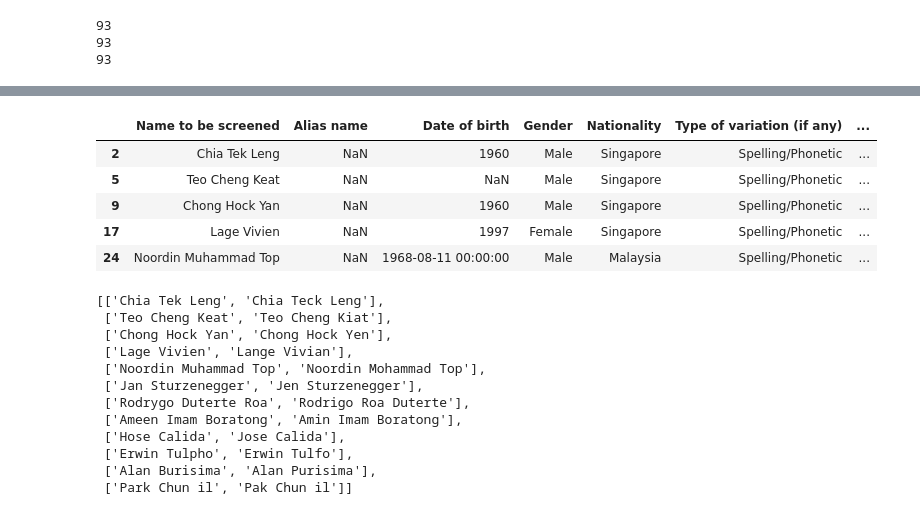
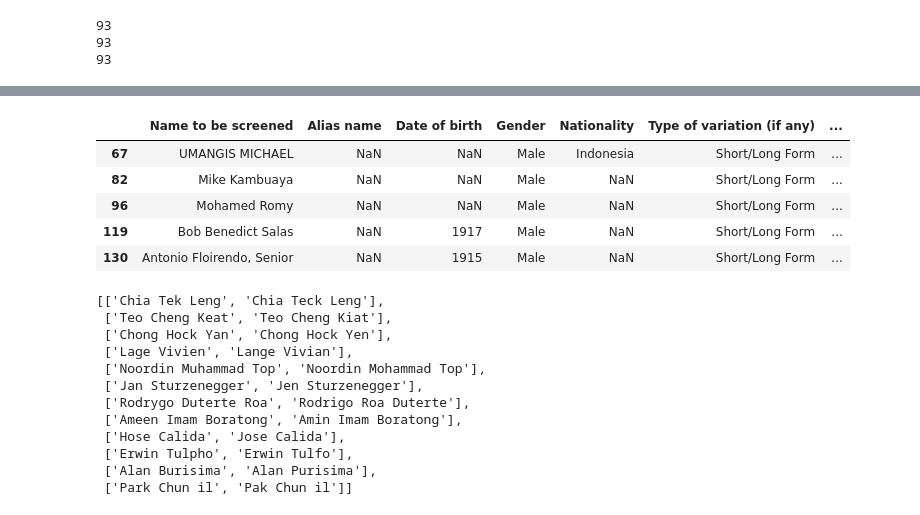
Before and after one commit to dylansee97/Capstone, a Jupyter notebook: Phonetic Name Matching/phonetics.ipynb, the cells around one changed output, grey strips where cells are left out. Saved outputs shown, nothing was run; the diff lists cells and outputs as text; code cells hidden in the pictures.

```diff
--- a/Phonetic Name Matching/phonetics.ipynb
+++ b/Phonetic Name Matching/phonetics.ipynb
@@ -124,13 +144,13 @@ def test_name_matching(name1, name2):
 # %%
-phonetics_df = df.loc[df['Type of variation (if any)']=='Spelling/Phonetic']
+phonetics_df = df.loc[df['Type of variation (if any)']=='Short/Long Form']
 phonetics_df.head(5)
 # %% [output]
 |  | Name to be screened | Alias name | Date of birth | Gender | Nationality | Type of variation (if any) | ... |
-| 2 | Chia Tek Leng | NaN | 1960 | Male | Singapore | Spelling/Phonetic | ... |
-| 5 | Teo Cheng Keat | NaN | NaN | Male | Singapore | Spelling/Phonetic | ... |
-| 9 | Chong Hock Yan | NaN | 1960 | Male | Singapore | Spelling/Phonetic | ... |
-| 17 | Lage Vivien | NaN | 1997 | Female | Singapore | Spelling/Phonetic | ... |
-| 24 | Noordin Muhammad Top | NaN | 1968-08-11 00:00:00 | Male | Malaysia | Spelling/Phonetic | ... |
+| 67 | UMANGIS MICHAEL | NaN | NaN | Male | Indonesia | Short/Long Form | ... |
+| 82 | Mike Kambuaya | NaN | NaN | Male | NaN | Short/Long Form | ... |
+| 96 | Mohamed Romy | NaN | NaN | Male | NaN | Short/Long Form | ... |
+| 119 | Bob Benedict Salas | NaN | 1917 | Male | NaN | Short/Long Form | ... |
+| 130 | Antonio Floirendo, Senior | NaN | 1915 | Male | NaN | Short/Long Form | ... |
 # %%
 phonetics_master_list = []
 for index, row in phonetics_df.iterrows():
```
Also changed, not shown: parts of 3 cells of this notebook, 1 other file.
